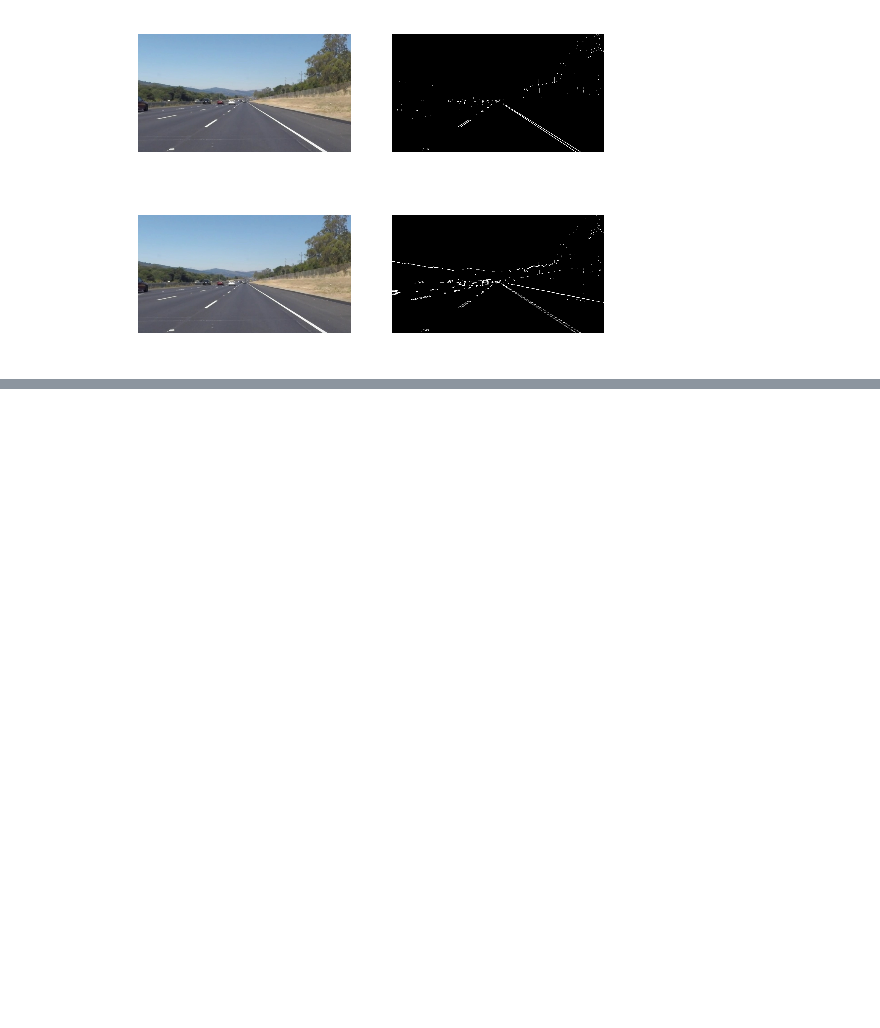
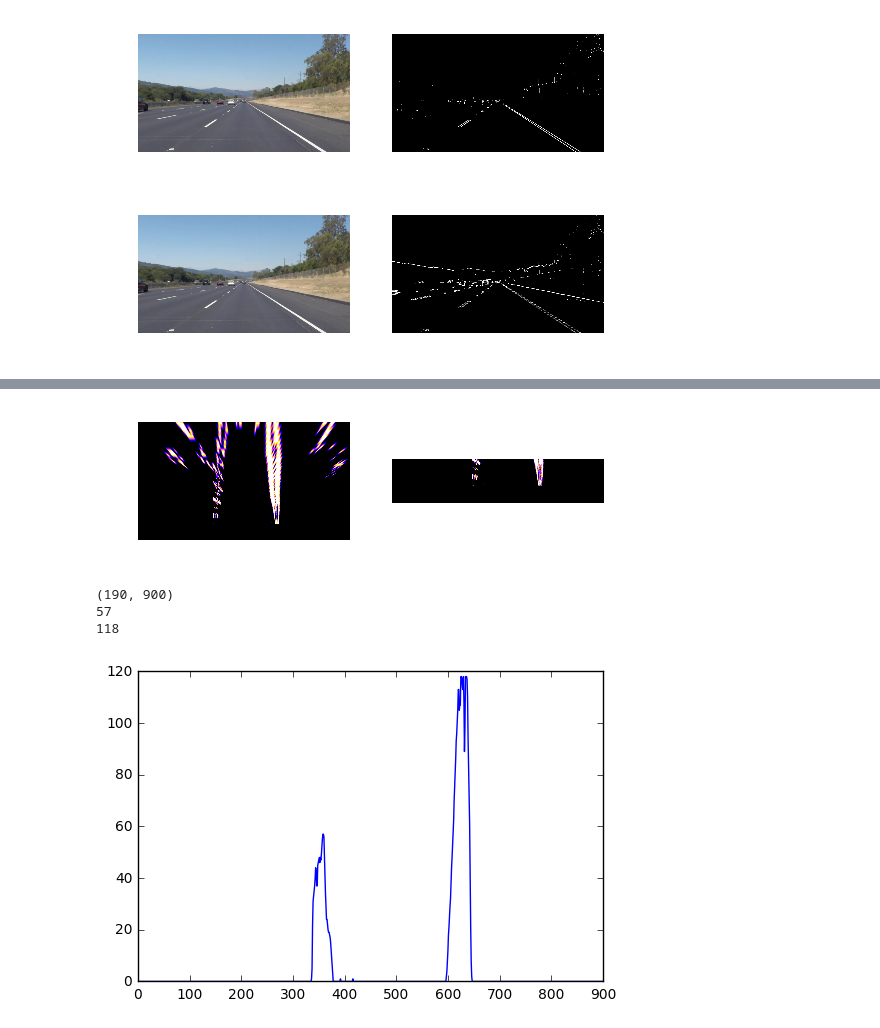
Before and after one commit to ninopereira/Advanced_Lane_Detection, a Jupyter notebook: advanced_lane_lines.ipynb, the cells around one changed output, grey strips where cells are left out. Drawn from its saved outputs; the diff is of its cells as text; code cells hidden in the pictures; blank space fills up the shorter version.

```diff
--- a/advanced_lane_lines.ipynb
+++ b/advanced_lane_lines.ipynb
@@ -216,0 +236,35 @@ warping back
+# %%
+def get_histogram (img):
+    hist = []
+    x = []
+    height, width = img.shape
+    print (img.shape)
+    for i in range(width):
+        count = 0
+        for j in range(height):
+            if img[j,i]>0:
+                count = count + 1
+        hist.append(count)
+        x.append(i)
+    return x,hist
+# %%
+# 4. Detect lane pixels and fit to find lane boundary.
+# create mask
+img_mask = warped_img[350:540,0:900]
+plotImageSet([warped_img,img_mask])
+# create histogram
+
+x,y = get_histogram(img_mask)
+plt.plot(x,y)
+# find peaks
+middle = round(len(y)/2)
+peak_left = max(y[0:middle])
+peak_right = max(y[middle:len(y)])
+print (peak_left)
+print (peak_right)
+# %% [output]
+[figure, added]
+(190, 900)
+57
+118
+[figure, added]
```
Also changed, not shown: parts of 8 cells of this notebook.
